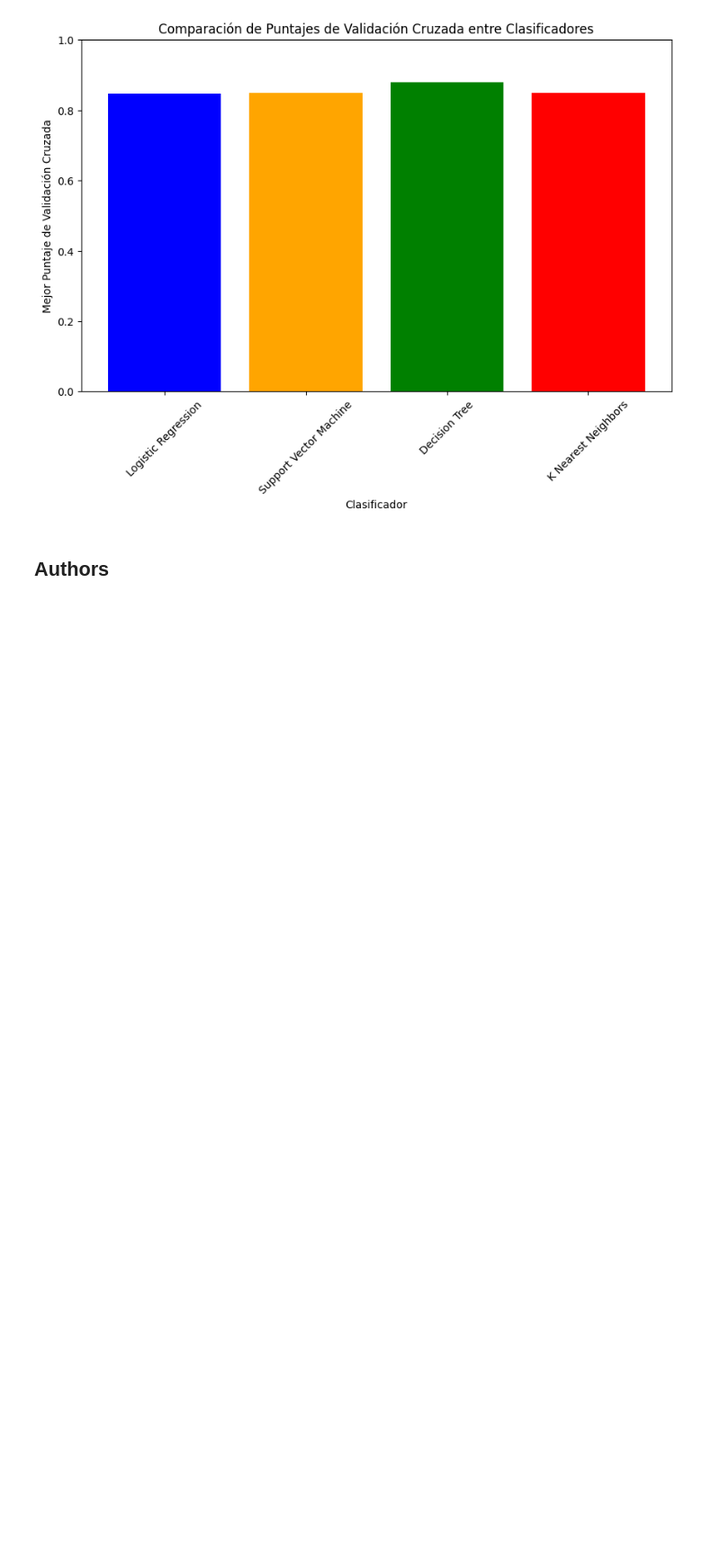
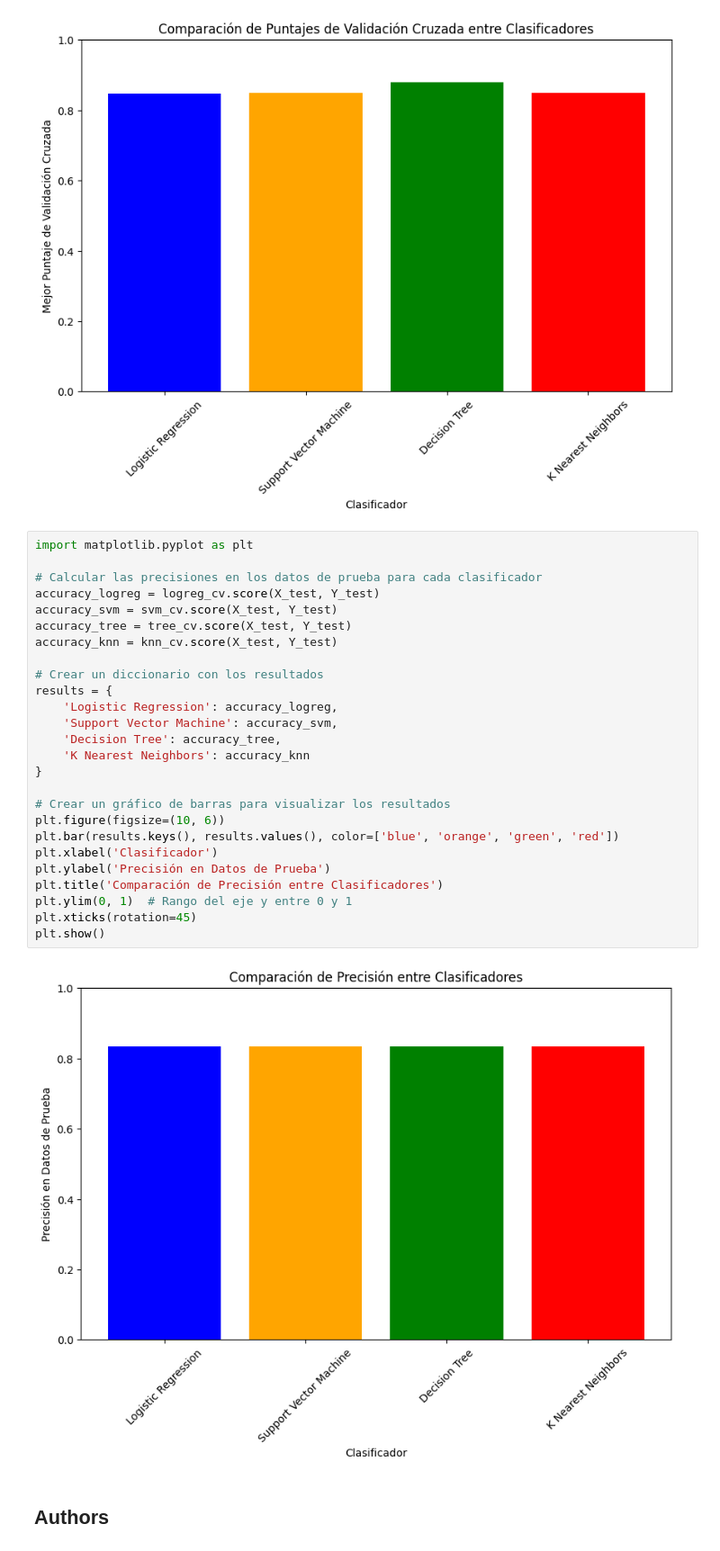
Before and after one commit to xiiiq/IBM, a Jupyter notebook: SpaceX_Machine_Learning_Prediction.ipynb, the cells around one changed output. Shown: that part at 90% size. Saved outputs shown, nothing was run; the diff lists cells and outputs as text; blank space fills up the shorter version.

```diff
--- a/SpaceX_Machine_Learning_Prediction.ipynb
+++ b/SpaceX_Machine_Learning_Prediction.ipynb
@@ -342,6 +342,34 @@ plt.xticks(rotation=45)
 plt.show()
 # %% [output]
 [figure]
+# %%
+import matplotlib.pyplot as plt
+
+# Calcular las precisiones en los datos de prueba para cada clasificador
+accuracy_logreg = logreg_cv.score(X_test, Y_test)
+accuracy_svm = svm_cv.score(X_test, Y_test)
+accuracy_tree = tree_cv.score(X_test, Y_test)
+accuracy_knn = knn_cv.score(X_test, Y_test)
+
+# Crear un diccionario con los resultados
+results = {
+    'Logistic Regression': accuracy_logreg,
+    'Support Vector Machine': accuracy_svm,
+    'Decision Tree': accuracy_tree,
+    'K Nearest Neighbors': accuracy_knn
+}
+
+# Crear un gráfico de barras para visualizar los resultados
+plt.figure(figsize=(10, 6))
+plt.bar(results.keys(), results.values(), color=['blue', 'orange', 'green', 'red'])
+plt.xlabel('Clasificador')
+plt.ylabel('Precisión en Datos de Prueba')
+plt.title('Comparación de Precisión entre Clasificadores')
+plt.ylim(0, 1)  # Rango del eje y entre 0 y 1
+plt.xticks(rotation=45)
+plt.show()
+# %% [output]
+[figure, added]
 # %% [markdown]
 ## Authors
 # %% [markdown]
```
